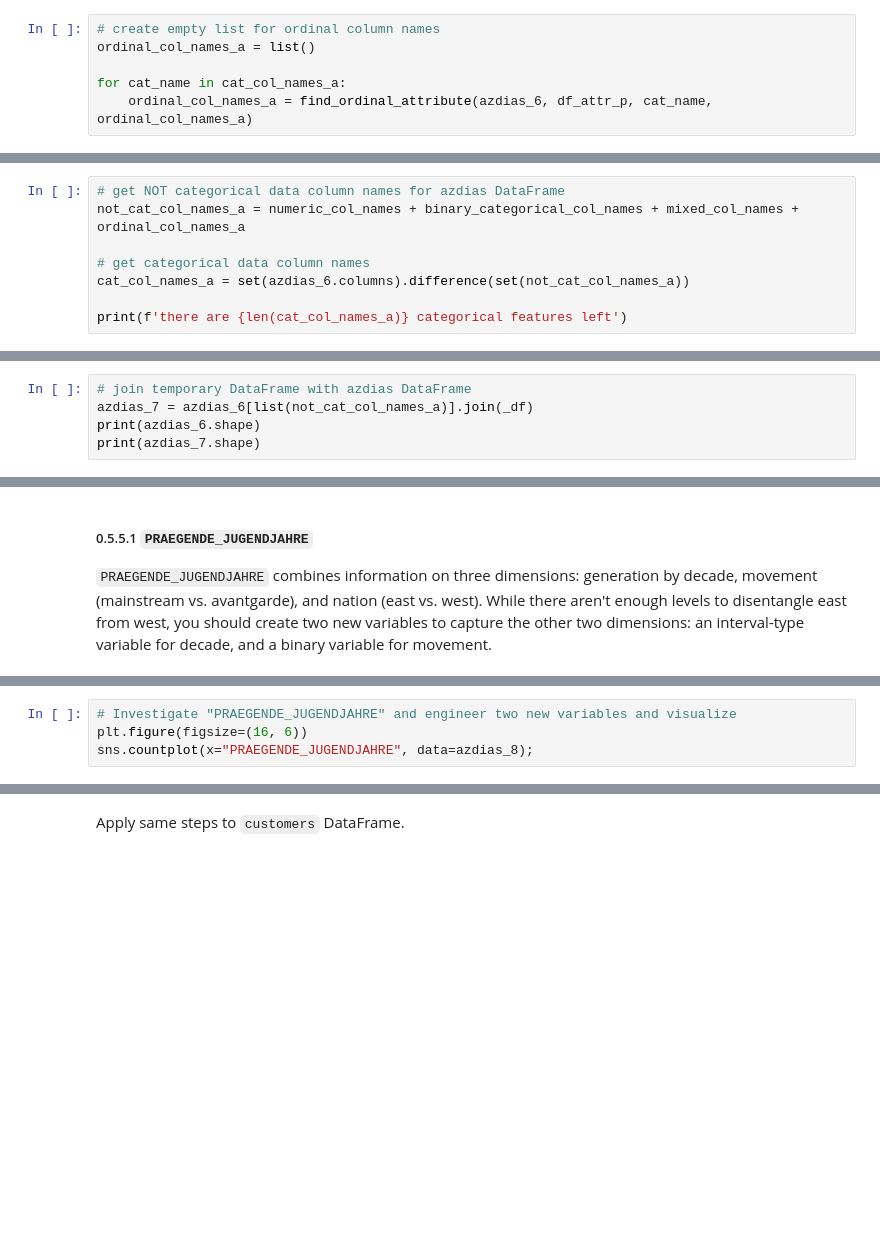
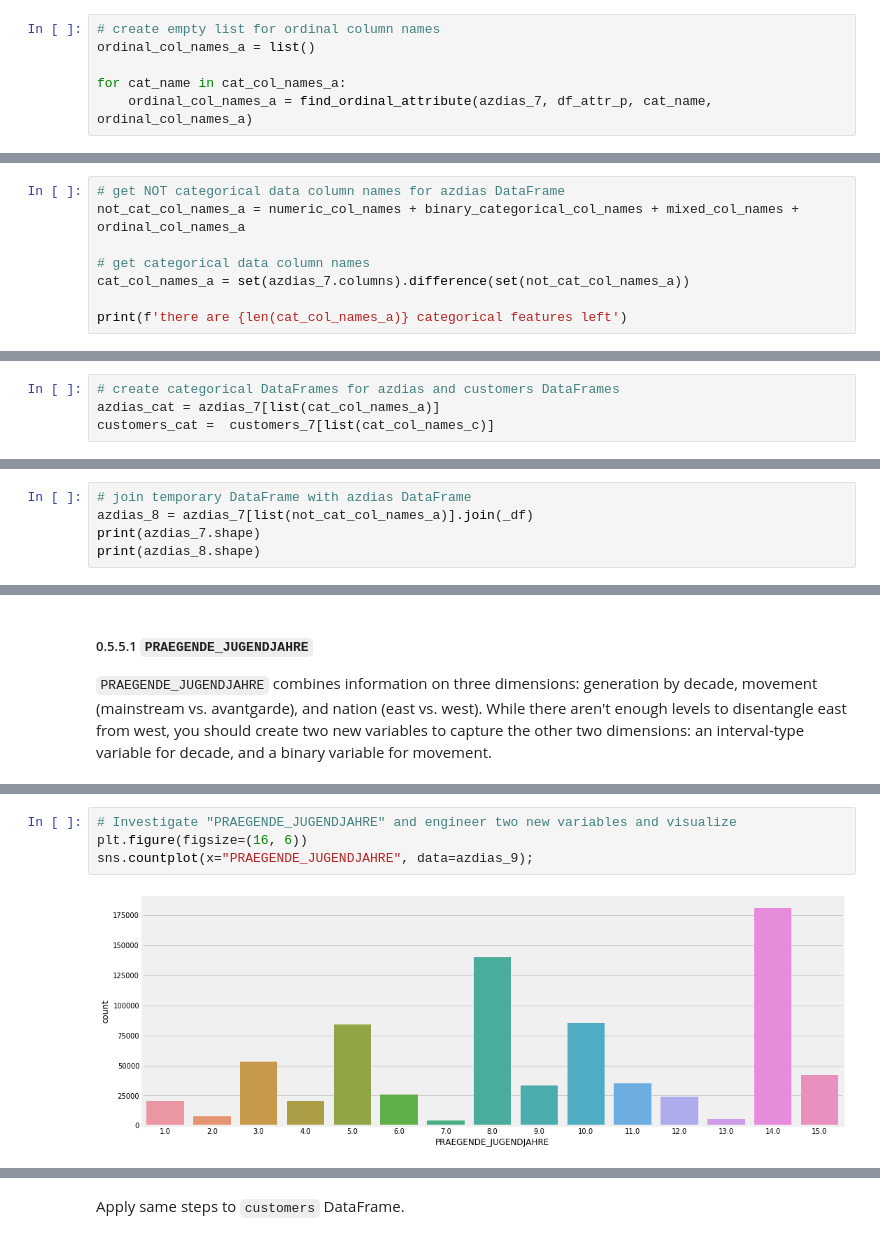
Before and after one commit to TK-Problem/nano_degree_DS, a Jupyter notebook: Capstone_project/Arvato_Project_Workbook.ipynb, the cells around one changed output, grey strips where cells are left out. Drawn from its saved outputs; the diff is of its cells as text; blank space fills up the shorter version.

```diff
--- a/Capstone_project/Arvato_Project_Workbook.ipynb
+++ b/Capstone_project/Arvato_Project_Workbook.ipynb
@@ -1421,4 +1486,4 @@ def find_ordinal_attribute(df, df_attr, attr_name, ordinal_col_names):
 ordinal_col_names_a = list()
 
 for cat_name in cat_col_names_a:
-    ordinal_col_names_a = find_ordinal_attribute(azdias_6, df_attr_p, cat_name, ordinal_col_names_a)
+    ordinal_col_names_a = find_ordinal_attribute(azdias_7, df_attr_p, cat_name, ordinal_col_names_a)
@@ -1445,7 +1492,7 @@ KBA13_KW_0_60: share of cars up to 60 KW engine power - PLZ8
 not_cat_col_names_a = numeric_col_names + binary_categorical_col_names + mixed_col_names + ordinal_col_names_a
 
 # get categorical data column names
-cat_col_names_a = set(azdias_6.columns).difference(set(not_cat_col_names_a))
+cat_col_names_a = set(azdias_7.columns).difference(set(not_cat_col_names_a))
 
 print(f'there are {len(cat_col_names_a)} categorical features left')
 # %% [output]
@@ -1523,0 +1561,4 @@ From previous *unsupervided learning* project **5** columns with mixed-type feat
+# %%
+# create categorical DataFrames for azdias and customers DataFrames
+azdias_cat = azdias_7[list(cat_col_names_a)]
+customers_cat =  customers_7[list(cat_col_names_c)]
@@ -1557,6 +1602,6 @@ Wall time: 2min 58s
 # %%
 # join temporary DataFrame with azdias DataFrame
-azdias_7 = azdias_6[list(not_cat_col_names_a)].join(_df)
-print(azdias_6.shape)
+azdias_8 = azdias_7[list(not_cat_col_names_a)].join(_df)
 print(azdias_7.shape)
+print(azdias_8.shape)
 # %% [output]
@@ -1631,7 +1688,9 @@ for _ in range(len(_meanings)):
 # %%
 # Investigate "PRAEGENDE_JUGENDJAHRE" and engineer two new variables and visualize
 plt.figure(figsize=(16, 6))
-sns.countplot(x="PRAEGENDE_JUGENDJAHRE", data=azdias_8);
+sns.countplot(x="PRAEGENDE_JUGENDJAHRE", data=azdias_9);
+# %% [output]
+[figure, added]
 # %%
 # replace NAN values with 0s, so that dictonary mapping could be used
 # e.g. {np.nan: [np.nan, np.nan]} doesn't work.
```
Also changed, not shown: parts of 203 cells of this notebook.
